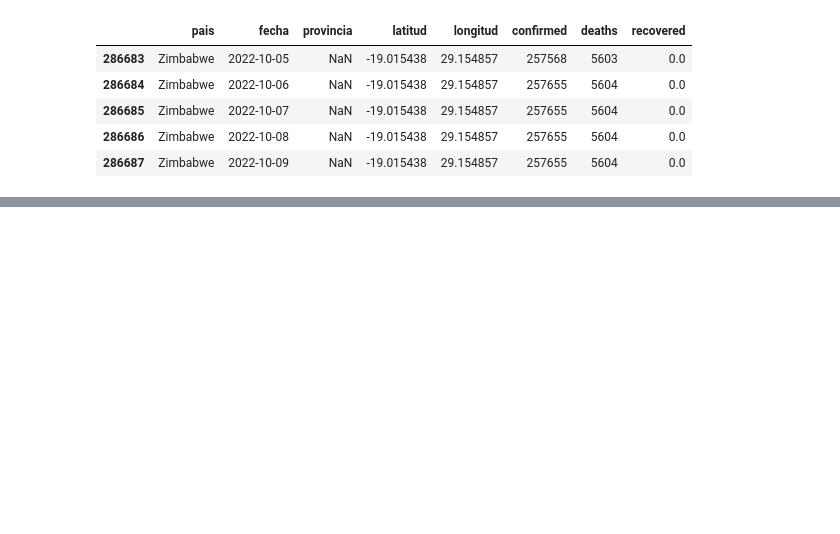
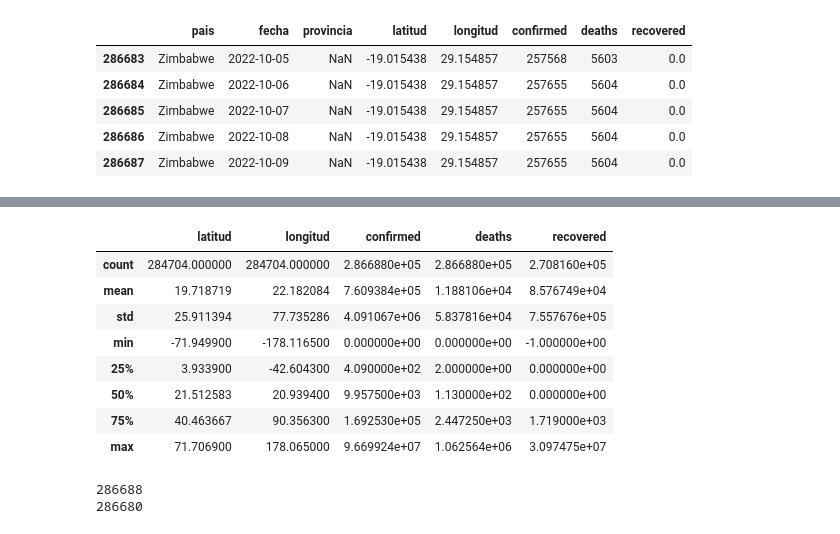
Before and after one commit to raulangelj/DS-Lab8, a Jupyter notebook: Laboratorio8.ipynb, the cells around one changed output, grey strips where cells are left out. Drawn from its saved outputs; the diff is of its cells as text; code cells hidden in the pictures; blank space fills up the shorter version.

```diff
--- a/Laboratorio8.ipynb
+++ b/Laboratorio8.ipynb
@@ -74,0 +115,21 @@ df_covid.tail()
+# %%
+#Se puede notar datos estadisticos y comprobar si los rangos parecen razonables
+df_covid.describe()
+# %% [output]
+|  | latitud | longitud | confirmed | deaths | recovered |
+| count | 284704.000000 | 284704.000000 | 2.866880e+05 | 2.866880e+05 | 2.708160e+05 |
+| mean | 19.718719 | 22.182084 | 7.609384e+05 | 1.188106e+04 | 8.576749e+04 |
+| std | 25.911394 | 77.735286 | 4.091067e+06 | 5.837816e+04 | 7.557676e+05 |
+| min | -71.949900 | -178.116500 | 0.000000e+00 | 0.000000e+00 | -1.000000e+00 |
+| 25% | 3.933900 | -42.604300 | 4.090000e+02 | 2.000000e+00 | 0.000000e+00 |
+| 50% | 21.512583 | 20.939400 | 9.957500e+03 | 1.130000e+02 | 0.000000e+00 |
+| 75% | 40.463667 | 90.356300 | 1.692530e+05 | 2.447250e+03 | 1.719000e+03 |
+| max | 71.706900 | 178.065000 | 9.669924e+07 | 1.062564e+06 | 3.097475e+07 |
+# %%
+#Se notan datos negativos en los recuperados, por lo que se deben eliminar para que no afecte
+print(len(df_covid)) #datos antes
+df_covid = df_covid.query("not(recovered<0)")
+print(len(df_covid)) #datos despues
+# %% [output]
+286688
+286680
```
Also changed, not shown: parts of 14 cells of this notebook.
